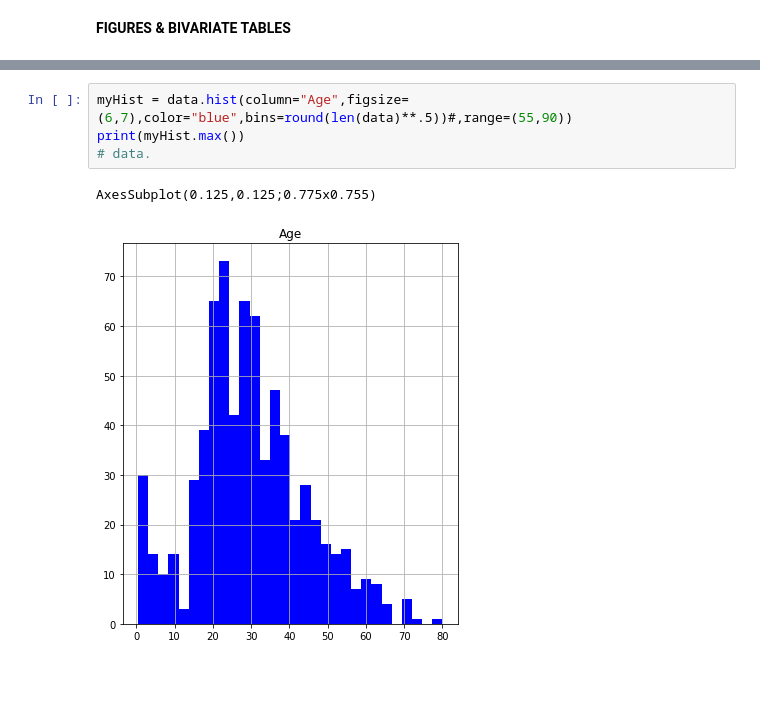
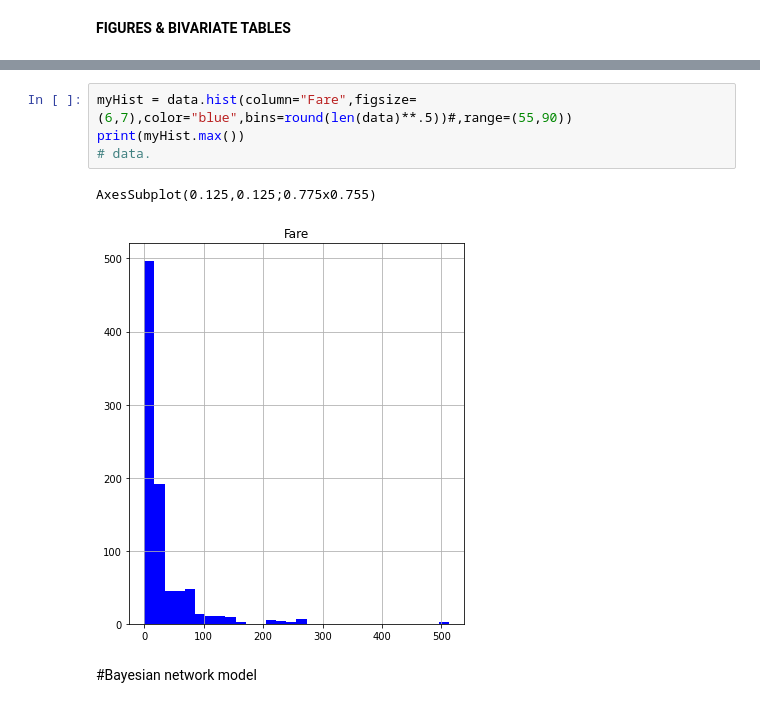
Before and after one commit to UfcaClasses/RClasses, a Jupyter notebook: P/titanic-ec02.ipynb, the cells around one changed output, grey strips where cells are left out. Drawn from its saved outputs; the diff is of its cells as text; blank space fills up the shorter version.

```diff
--- a/P/titanic-ec02.ipynb
+++ b/P/titanic-ec02.ipynb
@@ -173,7 +171,9 @@ Survived
 # %%
-myHist = data.hist(column="Age",figsize=(6,7),color="blue",bins=round(len(data)**.5))#,range=(55,90))
+myHist = data.hist(column="Fare",figsize=(6,7),color="blue",bins=round(len(data)**.5))#,range=(55,90))
 print(myHist.max())
 # data.
 # %% [output]
 AxesSubplot(0.125,0.125;0.775x0.755)
-[figure, old version]
+[figure, new version]
+# %% [markdown]
+#Bayesian network model
```
Also changed, not shown: parts of 10 cells of this notebook, 1 other file.
